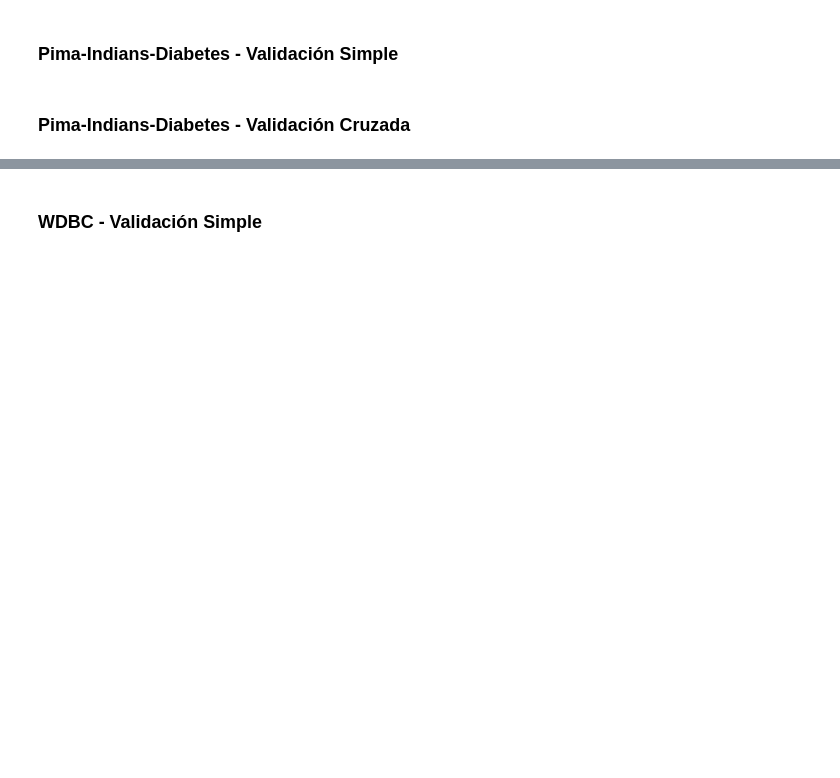
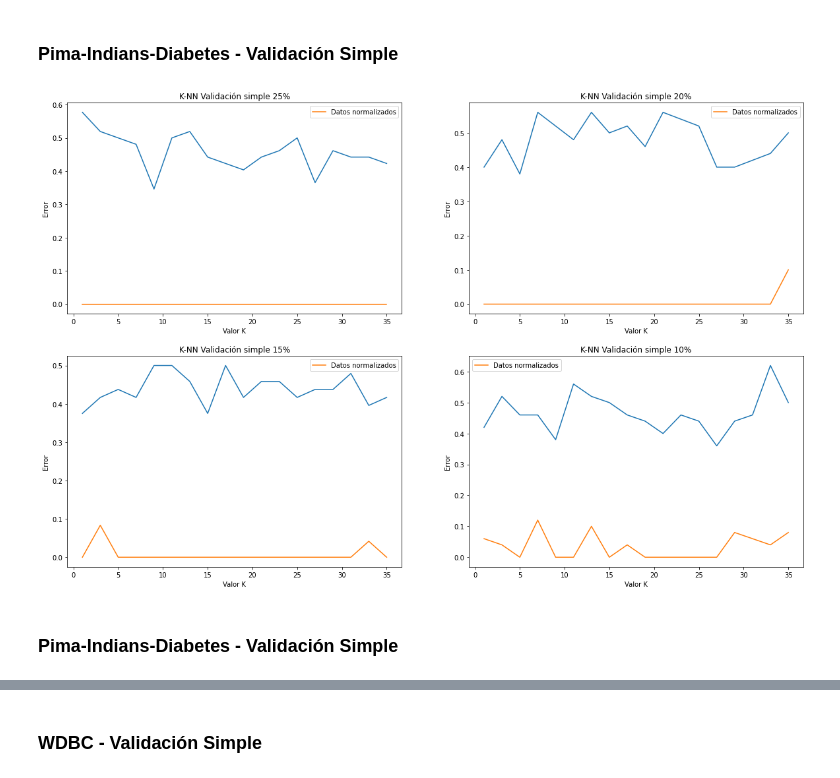
Before and after one commit to kecoma1/FAA, a Jupyter notebook: LAB_3/Memoria.ipynb, the cells around one changed output, grey strips where cells are left out. Saved outputs shown, nothing was run; the diff lists cells and outputs as text; code cells hidden in the pictures; blank space fills up the shorter version.

```diff
--- a/LAB_3/Memoria.ipynb
+++ b/LAB_3/Memoria.ipynb
@@ -25,7 +68,9 @@ errorMedioPimaVCNorm, errorMedioPimaVSNorm, errorMedioWDBCVCNorm, errorMedioWDBC
 # %% [markdown]
 ### Pima-Indians-Diabetes - Validación Simple
 # %%
-plot_VS(errorMedioPimaVS, errorMedioPimaVSNorm)
+utils.plot_VS(errorMedioPimaVS, errorMedioPimaVSNorm)
+# %% [output]
+[figure, added]
 # %% [markdown]
-### Pima-Indians-Diabetes - Validación Cruzada
+### Pima-Indians-Diabetes - Validación Simple
 # %%
```
Also changed, not shown: parts of 40 cells of this notebook, 4 other files.
